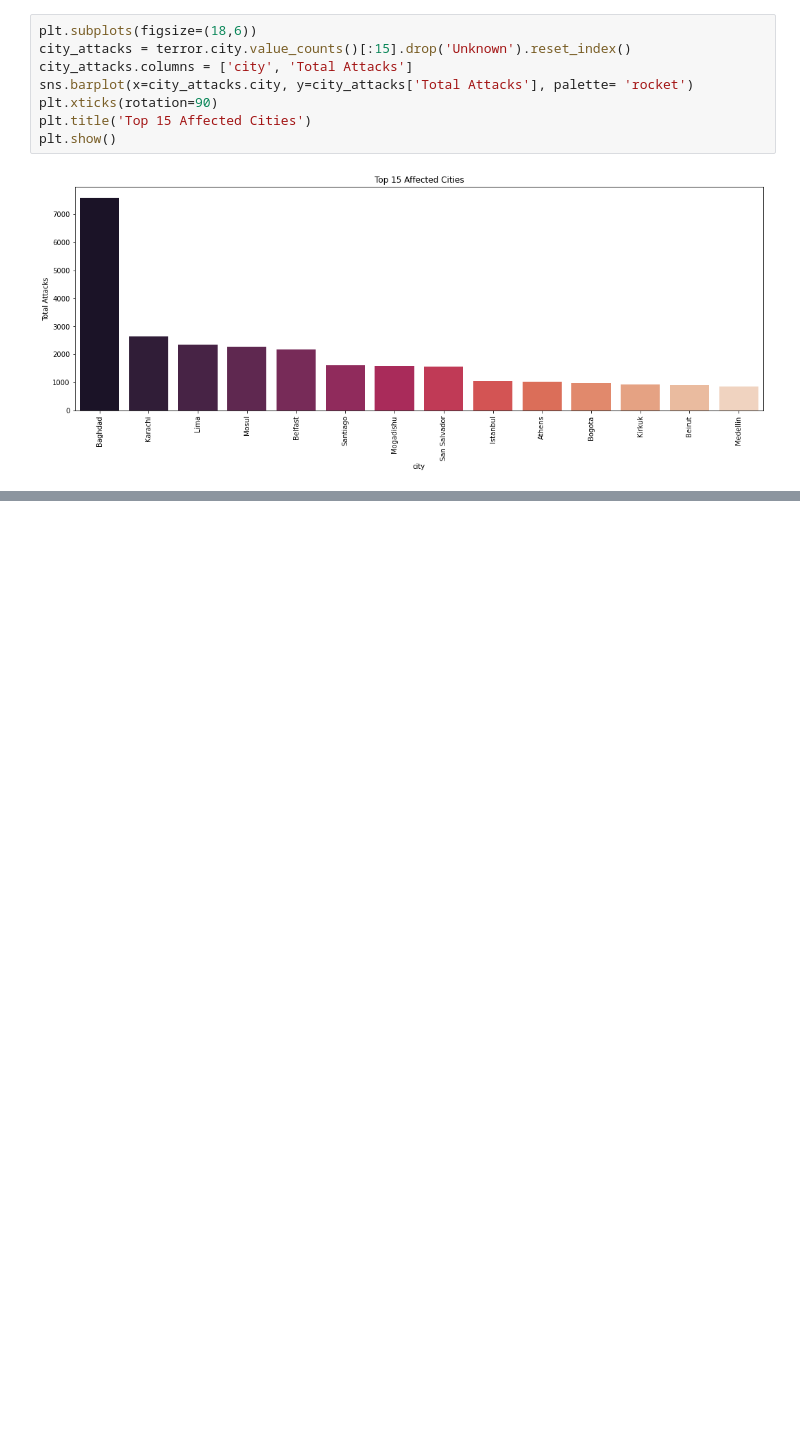
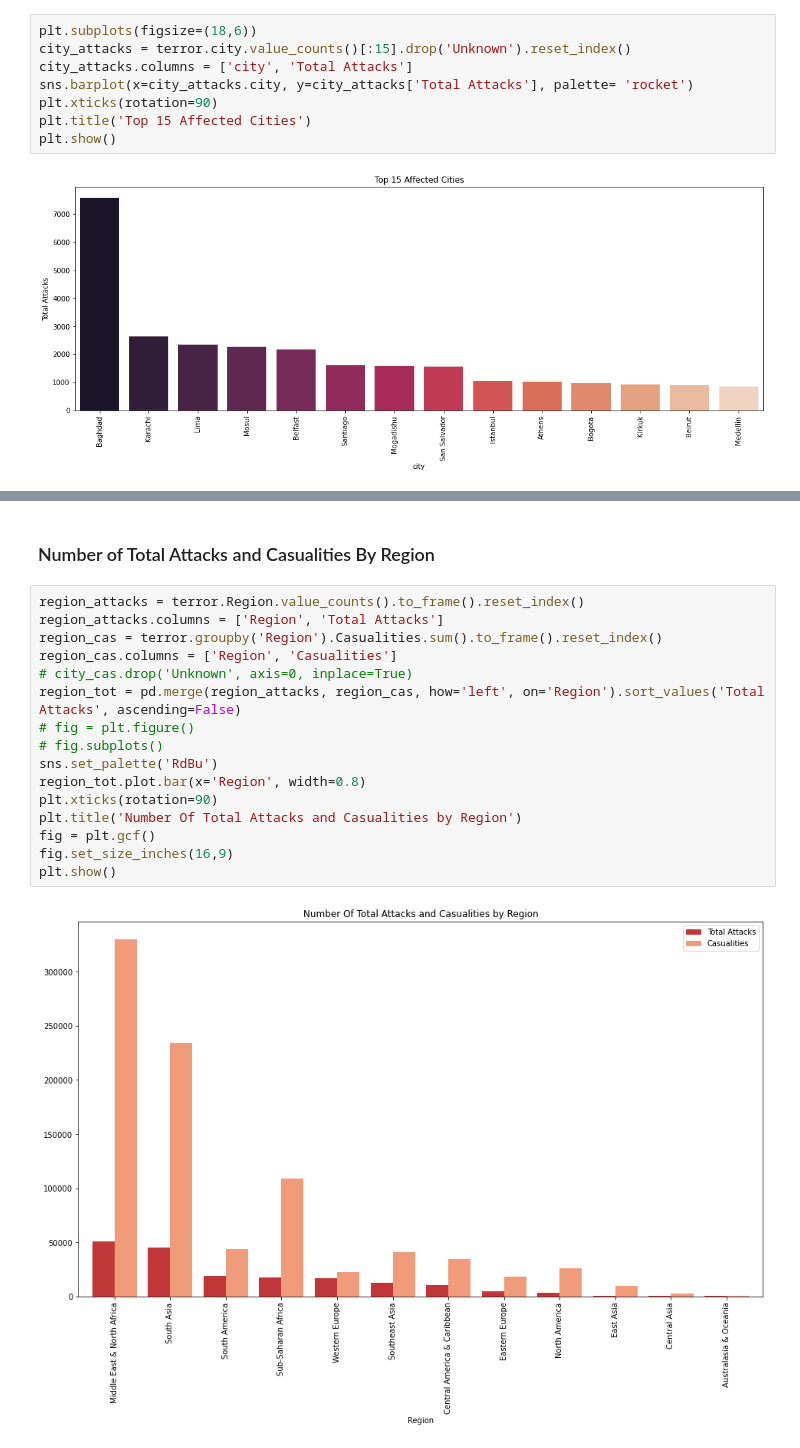
Before and after one commit to Akshitbagri/TSF-GRIP-Data-Science-Business-Analytics, a Jupyter notebook: Exploratory Data Analysis - Terrorism/Analysis.ipynb, the cells around one changed output, grey strips where cells are left out. Saved outputs shown, nothing was run; the diff lists cells and outputs as text; blank space fills up the shorter version.

```diff
--- a/Exploratory Data Analysis - Terrorism/Analysis.ipynb
+++ b/Exploratory Data Analysis - Terrorism/Analysis.ipynb
@@ -155,0 +165,20 @@ plt.show()
+# %% [markdown]
+### Number of Total Attacks and Casualities By Region
+# %%
+region_attacks = terror.Region.value_counts().to_frame().reset_index()
+region_attacks.columns = ['Region', 'Total Attacks']
+region_cas = terror.groupby('Region').Casualities.sum().to_frame().reset_index()
+region_cas.columns = ['Region', 'Casualities']
+# city_cas.drop('Unknown', axis=0, inplace=True)
+region_tot = pd.merge(region_attacks, region_cas, how='left', on='Region').sort_values('Total Attacks', ascending=False)
+# fig = plt.figure()
+# fig.subplots()
+sns.set_palette('RdBu')
+region_tot.plot.bar(x='Region', width=0.8)
+plt.xticks(rotation=90)
+plt.title('Number Of Total Attacks and Casualities by Region')
+fig = plt.gcf()
+fig.set_size_inches(16,9)
+plt.show()
+# %% [output]
+[figure, added]
```
Also changed, not shown: parts of 4 cells of this notebook.
